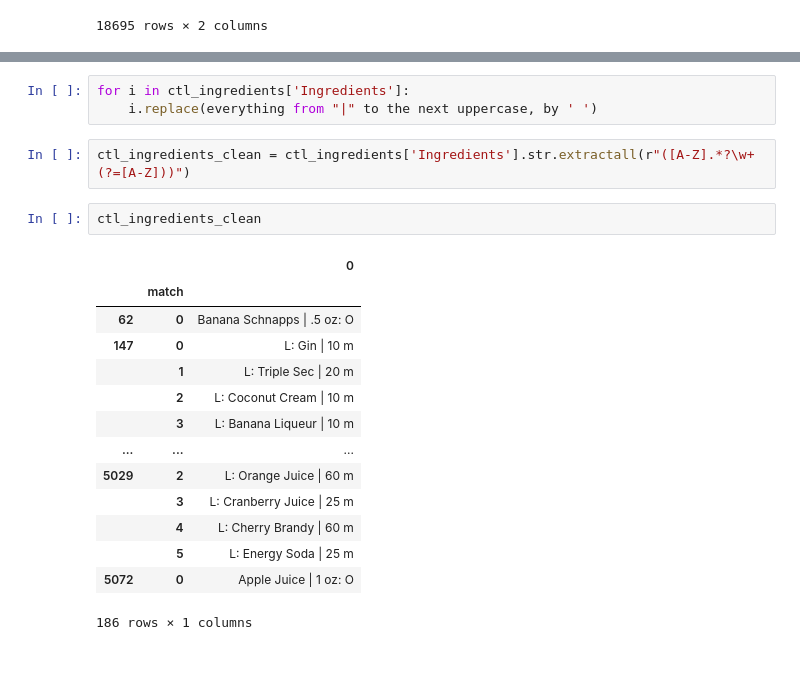
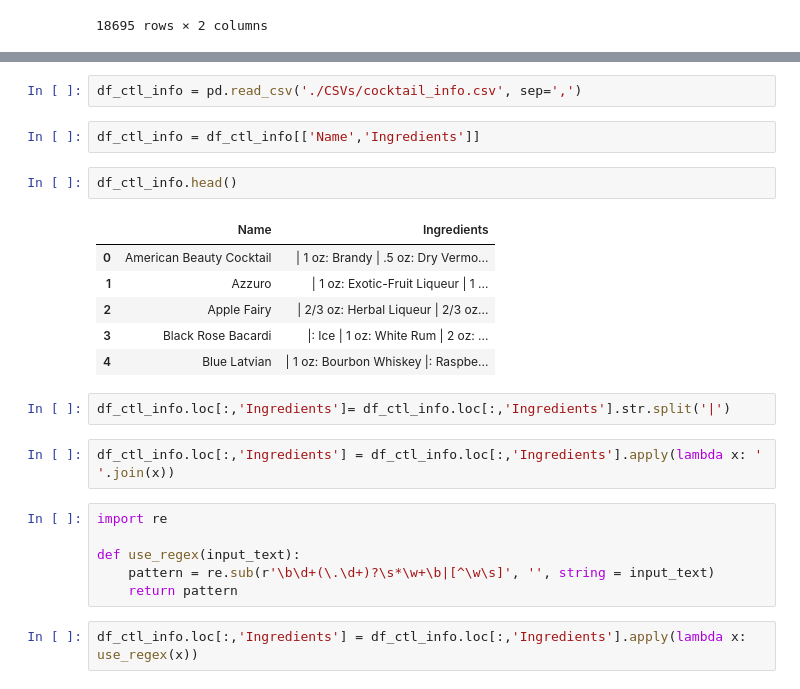
Before and after one commit to Lucien-Stephane-Ld/certification-project-DAFT410, a Jupyter notebook: ml_model.ipynb, the cells around one changed output, grey strips where cells are left out. Cells and saved outputs as stored; diff of their text form; blank space fills up the shorter version.

```diff
--- a/ml_model.ipynb
+++ b/ml_model.ipynb
@@ -236,22 +149,25 @@ ctl_ingredients
-# %%
-for i in ctl_ingredients['Ingredients']:
-    i.replace(everything from "|" to the next uppercase, by ' ')
-# %%
-ctl_ingredients_clean = ctl_ingredients['Ingredients'].str.extractall(r"([A-Z].*?\w+(?=[A-Z]))")
-# %%
-ctl_ingredients_clean
-# %% [output]
-|  |  | 0 |
-|  | match |  |
-| 62 | 0 | Banana Schnapps | .5 oz: O |
-| 147 | 0 | L: Gin | 10 m |
-|  | 1 | L: Triple Sec | 20 m |
-|  | 2 | L: Coconut Cream | 10 m |
-|  | 3 | L: Banana Liqueur | 10 m |
-| ... | ... | ... |
-| 5029 | 2 | L: Orange Juice | 60 m |
-|  | 3 | L: Cranberry Juice | 25 m |
-|  | 4 | L: Cherry Brandy | 60 m |
-|  | 5 | L: Energy Soda | 25 m |
-| 5072 | 0 | Apple Juice | 1 oz: O |
-186 rows × 1 columns
+# %%
+df_ctl_info = pd.read_csv('./CSVs/cocktail_info.csv', sep=',')
+# %%
+df_ctl_info = df_ctl_info[['Name','Ingredients']]
+# %%
+df_ctl_info.head()
+# %% [output]
+|  | Name | Ingredients |
+| 0 | American Beauty Cocktail | | 1 oz: Brandy | .5 oz: Dry Vermo... |
+| 1 | Azzuro | | 1 oz: Exotic-Fruit Liqueur | 1 ... |
+| 2 | Apple Fairy | | 2/3 oz: Herbal Liqueur | 2/3 oz... |
+| 3 | Black Rose Bacardi | |: Ice | 1 oz: White Rum | 2 oz: ... |
+| 4 | Blue Latvian | | 1 oz: Bourbon Whiskey |: Raspbe... |
+# %%
+df_ctl_info.loc[:,'Ingredients']= df_ctl_info.loc[:,'Ingredients'].str.split('|')
+# %%
+df_ctl_info.loc[:,'Ingredients'] = df_ctl_info.loc[:,'Ingredients'].apply(lambda x: ' '.join(x))
+# %%
+import re
+
+def use_regex(input_text):
+    pattern = re.sub(r'\b\d+(\.\d+)?\s*\w+\b|[^\w\s]', '', string = input_text)
+    return pattern
+# %%
+df_ctl_info.loc[:,'Ingredients'] = df_ctl_info.loc[:,'Ingredients'].apply(lambda x: use_regex(x))
```
Also changed, not shown: parts of 29 cells of this notebook, 1 other file.
